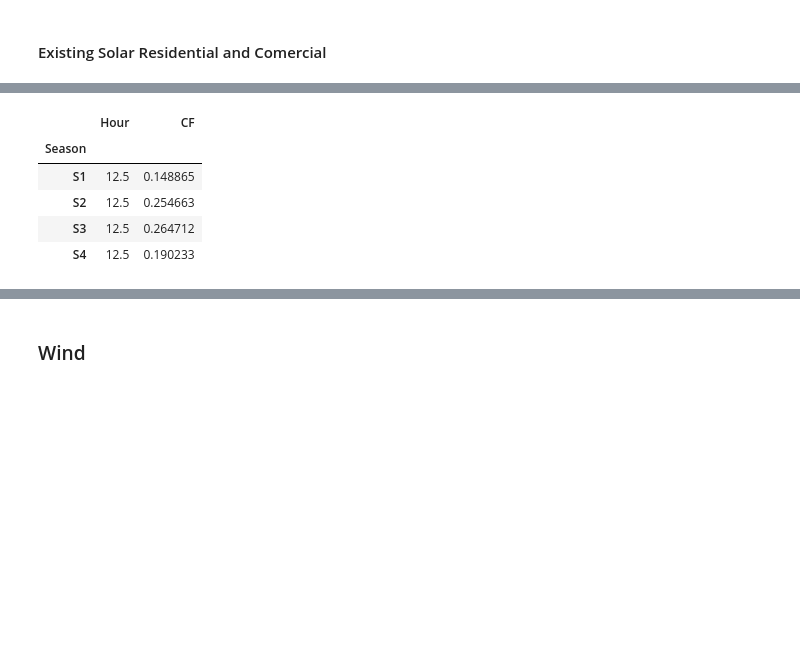
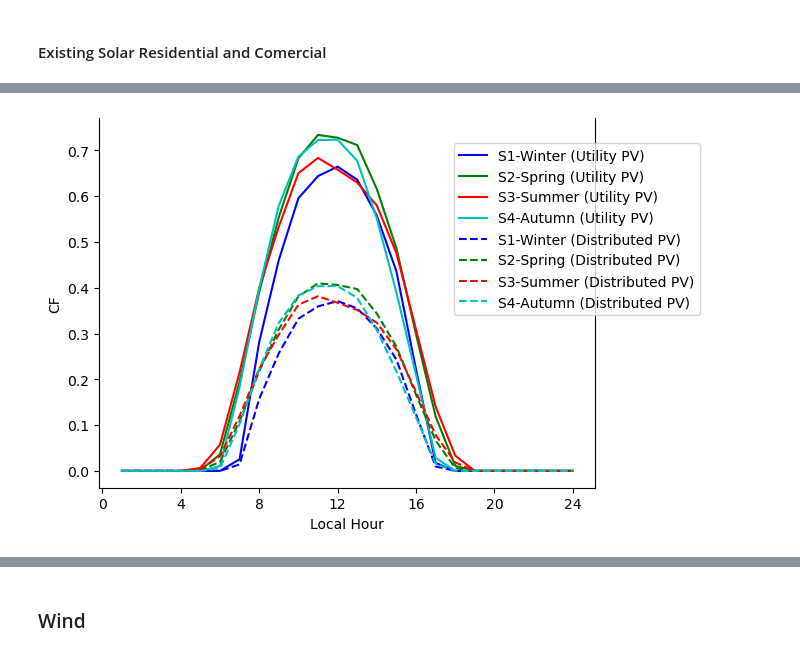
Before and after one commit to vaduraes/TemoaHurricane_V2, a Jupyter notebook: CreateDB_NC/Excel2Sql.ipynb, the cells around one changed output, grey strips where cells are left out. Cells and saved outputs as stored; diff of their text form; code cells hidden in the pictures; blank space fills up the shorter version.

```diff
--- a/CreateDB_NC/Excel2Sql.ipynb
+++ b/CreateDB_NC/Excel2Sql.ipynb
@@ -2454,10 +2455,42 @@ plt.gca().spines["top"].set_visible(False)
-# %%
-CF_FixedAxis=CF_DistribSolar(AvgCF=0.215,R_roof=0.08,R_1axTrack=0.92, R_OpenRack=0)
-CF_FixedAxis.groupby(["Season"]).mean()
-# %% [output]
-|  | Hour | CF |
-| Season |  |  |
-| S1 | 12.5 | 0.148865 |
-| S2 | 12.5 | 0.254663 |
-| S3 | 12.5 | 0.264712 |
-| S4 | 12.5 | 0.190233 |
+# %%
+#plots for CFs for fixed tilt and tracking
+CF_Utility=CF_DistribSolar(AvgCF=0.215,R_roof=0,R_1axTrack=0.1, R_OpenRack=0.9)
+CF_Utility=CF_DistribSolar(AvgCF=0.215,R_roof=1,R_1axTrack=0, R_OpenRack=0)
+
+R_S1Data=CF_Utility[CF_Utility["Season"]=="S1"]
+R_S2Data=CF_Utility[CF_Utility["Season"]=="S2"]
+R_S3Data=CF_Utility[CF_Utility["Season"]=="S3"]
+R_S4Data=CF_Utility[CF_Utility["Season"]=="S4"]
+
+x=R_S4Data["Hour"].unique()
+
+MinY=max(CF_Utility["CF"].min()-0.05,0)
+MaxY=min(CF_Utility["CF"].max()+0.05,1)
+
+#set ticks x axis
+plt.xticks(np.arange(0, 24+1, 4))
+
+Colors=list(mcolors.BASE_COLORS.keys())
+plt.plot(x, R_S1Data["CF"].values,Colors[0]+"-",label='S1-Winter (Utility PV)')
+plt.plot(x, R_S2Data["CF"].values,Colors[1]+"-",label='S2-Spring (Utility PV)')
+plt.plot(x, R_S3Data["CF"].values,Colors[2]+"-",label='S3-Summer (Utility PV)')
+plt.plot(x, R_S4Data["CF"].values,Colors[3]+"-",label='S4-Autumn (Utility PV)')
+plt.xlabel("Local Hour")
+plt.ylabel('CF')
+
+CF_Residential=CF_DistribSolar(AvgCF=0.12, R_roof=1, R_1axTrack=0, R_OpenRack=0)
+R_S1Data=CF_Residential[CF_Residential["Season"]=="S1"]
+R_S2Data=CF_Residential[CF_Residential["Season"]=="S2"]
+R_S3Data=CF_Residential[CF_Residential["Season"]=="S3"]
+R_S4Data=CF_Residential[CF_Residential["Season"]=="S4"]
+
+plt.plot(x, R_S1Data["CF"].values,Colors[0]+"--",label='S1-Winter (Distributed PV)')
+plt.plot(x, R_S2Data["CF"].values,Colors[1]+"--",label='S2-Spring (Distributed PV)')
+plt.plot(x, R_S3Data["CF"].values,Colors[2]+"--",label='S3-Summer (Distributed PV)')
+plt.plot(x, R_S4Data["CF"].values,Colors[3]+"--",label='S4-Autumn (Distributed PV)')
+
+#put ledeng in the left
+plt.legend(loc='center left',ncol=1,bbox_to_anchor=(0.7, 0.7))
+plt.gca().spines["top"].set_visible(False)
+# %% [output]
+[figure, added]
```
Also changed, not shown: parts of 3 cells of this notebook, 2 other files.
